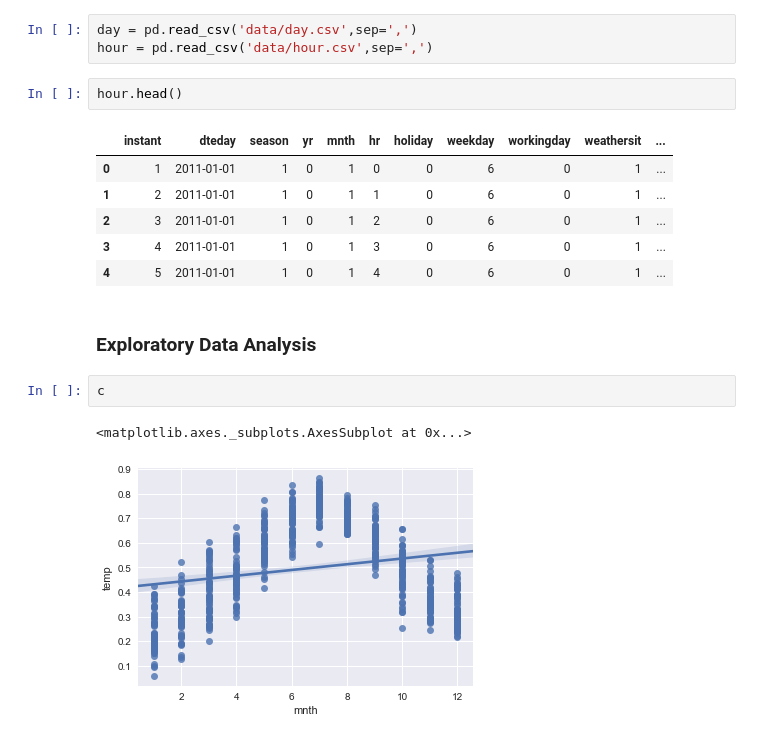
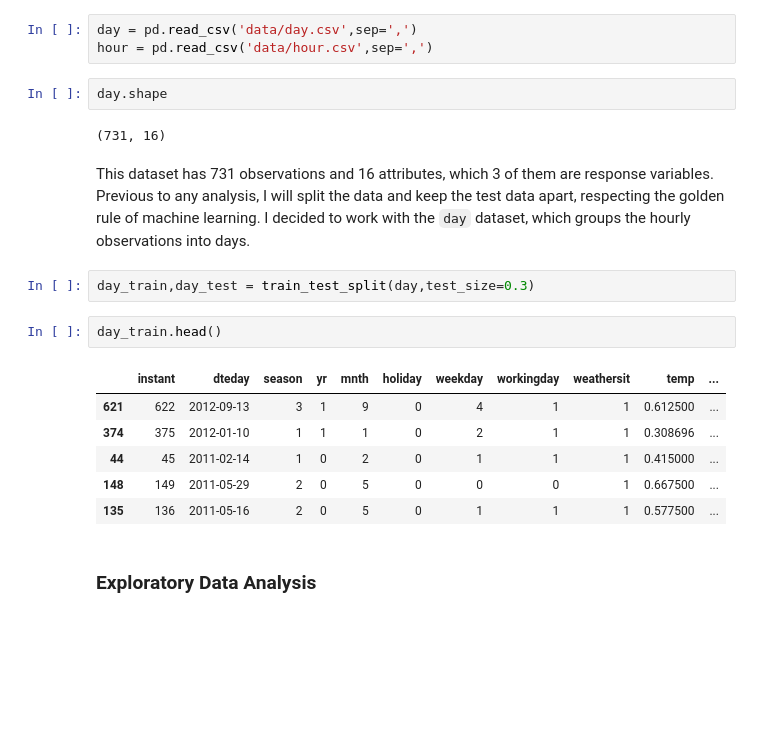
Before and after one commit to estebanangelm/bike_rental_analysis, a Jupyter notebook: Bike Rental Analysis.ipynb, the cells around one changed output. Drawn from its saved outputs; the diff is of its cells as text; blank space fills up the shorter version.

```diff
--- a/Bike Rental Analysis.ipynb
+++ b/Bike Rental Analysis.ipynb
@@ -15,19 +20,22 @@ sns.set(color_codes=True)
 # %%
 day = pd.read_csv('data/day.csv',sep=',')
 hour = pd.read_csv('data/hour.csv',sep=',')
+# %%
+day.shape
+# %% [output]
+(731, 16)
+# %% [markdown]
+This dataset has 731 observations and 16 attributes, which 3 of them are response variables. Previous to any analysis, I will split the data and keep the test data apart, respecting the golden rule of machine learning. I decided to work with the `day` dataset, which groups the hourly observations into days.
+# %%
+day_train,day_test = train_test_split(day,test_size=0.3)
 # %%
-hour.head()
+day_train.head()
 # %% [output]
-|  | instant | dteday | season | yr | mnth | hr | holiday | weekday | workingday | weathersit | ... |
-| 0 | 1 | 2011-01-01 | 1 | 0 | 1 | 0 | 0 | 6 | 0 | 1 | ... |
-| 1 | 2 | 2011-01-01 | 1 | 0 | 1 | 1 | 0 | 6 | 0 | 1 | ... |
-| 2 | 3 | 2011-01-01 | 1 | 0 | 1 | 2 | 0 | 6 | 0 | 1 | ... |
-| 3 | 4 | 2011-01-01 | 1 | 0 | 1 | 3 | 0 | 6 | 0 | 1 | ... |
-| 4 | 5 | 2011-01-01 | 1 | 0 | 1 | 4 | 0 | 6 | 0 | 1 | ... |
+|  | instant | dteday | season | yr | mnth | holiday | weekday | workingday | weathersit | temp | ... |
+| 621 | 622 | 2012-09-13 | 3 | 1 | 9 | 0 | 4 | 1 | 1 | 0.612500 | ... |
+| 374 | 375 | 2012-01-10 | 1 | 1 | 1 | 0 | 2 | 1 | 1 | 0.308696 | ... |
+| 44 | 45 | 2011-02-14 | 1 | 0 | 2 | 0 | 1 | 1 | 1 | 0.415000 | ... |
+| 148 | 149 | 2011-05-29 | 2 | 0 | 5 | 0 | 0 | 0 | 1 | 0.667500 | ... |
+| 135 | 136 | 2011-05-16 | 2 | 0 | 5 | 0 | 1 | 1 | 1 | 0.577500 | ... |
 # %% [markdown]
 ### Exploratory Data Analysis
-# %%
-c
-# %% [output]
-<matplotlib.axes._subplots.AxesSubplot at 0x...>
-[figure, removed]
```
Also changed, not shown: parts of 16 cells of this notebook, 1 other file.
